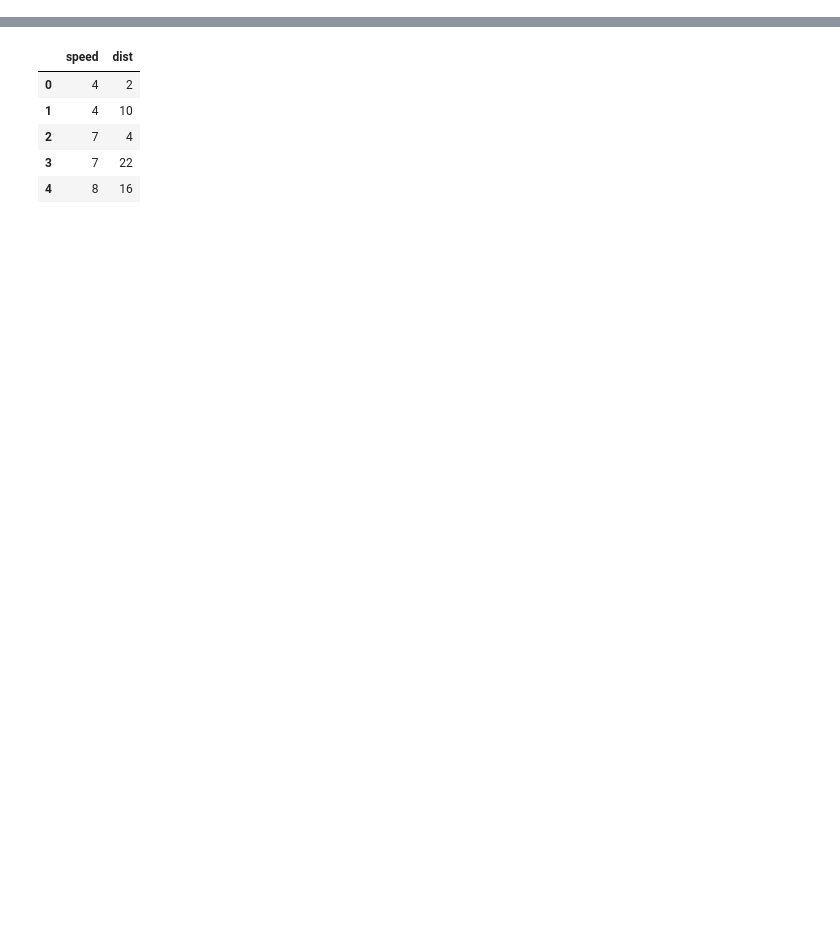
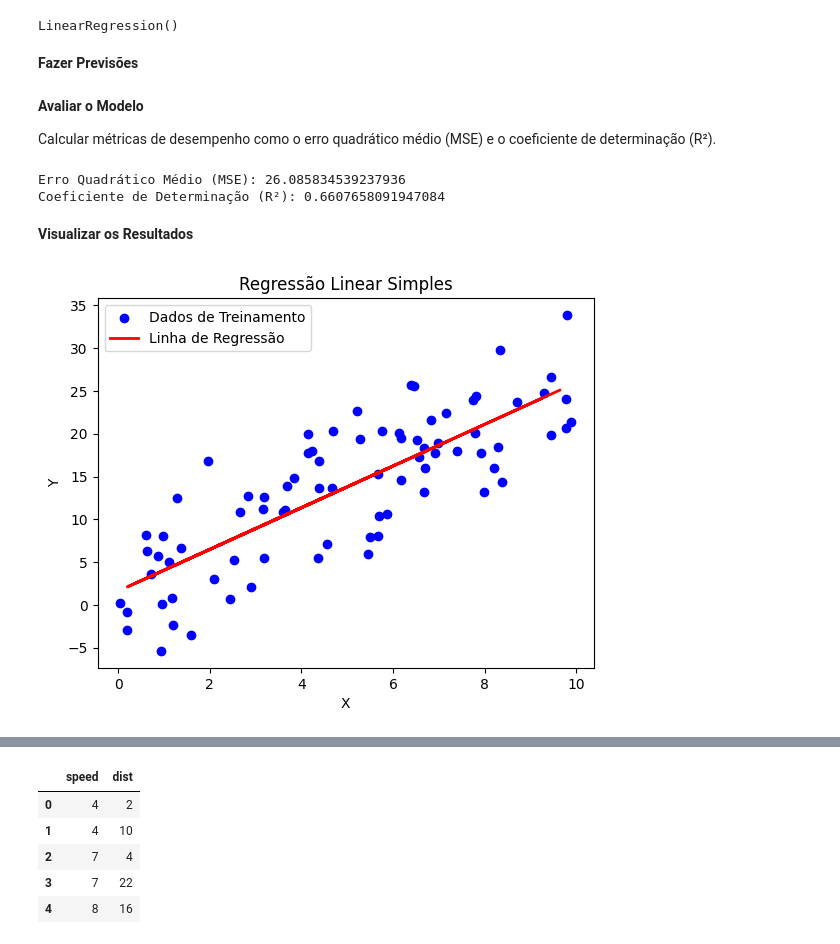
Before and after one commit to guipaleari/udemy_estudo_python, a Jupyter notebook: 06.Regressao_Linear/regressao_linear_simples.ipynb, the cells around one changed output, grey strips where cells are left out. Saved outputs shown, nothing was run; the diff lists cells and outputs as text; code cells hidden in the pictures; blank space fills up the shorter version.

Commit message:
Atualização Regressão Linear Simples

```diff
--- a/06.Regressao_Linear/regressao_linear_simples.ipynb
+++ b/06.Regressao_Linear/regressao_linear_simples.ipynb
@@ -9,0 +29,9 @@ from yellowbrick.regressor import ResidualsPlot #Warning
+# %%
+# Gerando um dataset de exemplo
+np.random.seed(0)
+X = np.random.rand(100, 1) * 10  # variável independente
+Y = 2.5 * X + np.random.randn(100, 1) * 5  # variável dependente com ruído
+
+# Convertendo para DataFrame do pandas
+dados = pd.DataFrame(data={'X': X.flatten(), 'Y': Y.flatten()})
+print(dados.head())
@@ -9,0 +47,2 @@ from yellowbrick.regressor import ResidualsPlot #Warning
+# %%
+X_train, X_test, Y_train, Y_test = train_test_split(X, Y, test_size=0.2, random_state=0)
@@ -9,0 +51,40 @@ from yellowbrick.regressor import ResidualsPlot #Warning
+# %%
+# Criando o modelo de regressão linear
+modelo = LinearRegression()
+
+# Treinando o modelo
+modelo.fit(X_train, Y_train)
+# %% [output]
+LinearRegression()
+# %% [markdown]
+**Fazer Previsões**
+# %%
+# Fazendo previsões
+Y_pred = modelo.predict(X_test)
+# %% [markdown]
+**Avaliar o Modelo**
+
+Calcular métricas de desempenho como o erro quadrático médio (MSE) e o coeficiente de determinação (R²).
+# %%
+# Avaliando o modelo
+mse = mean_squared_error(Y_test, Y_pred)
+r2 = r2_score(Y_test, Y_pred)
+
+print(f"Erro Quadrático Médio (MSE): {mse}")
+print(f"Coeficiente de Determinação (R²): {r2}")
+# %% [output]
+Erro Quadrático Médio (MSE): 26.085834539237936
+Coeficiente de Determinação (R²): 0.6607658091947084
+# %% [markdown]
+**Visualizar os Resultados**
+# %%
+# Plotando os dados de treinamento e a linha de regressão
+plt.scatter(X_train, Y_train, color='blue', label='Dados de Treinamento')
+plt.plot(X_test, Y_pred, color='red', linewidth=2, label='Linha de Regressão')
+plt.xlabel('X')
+plt.ylabel('Y')
+plt.legend()
+plt.title('Regressão Linear Simples')
+plt.show()
+# %% [output]
+[figure, added]
```
Also changed, not shown: parts of 46 cells of this notebook.
